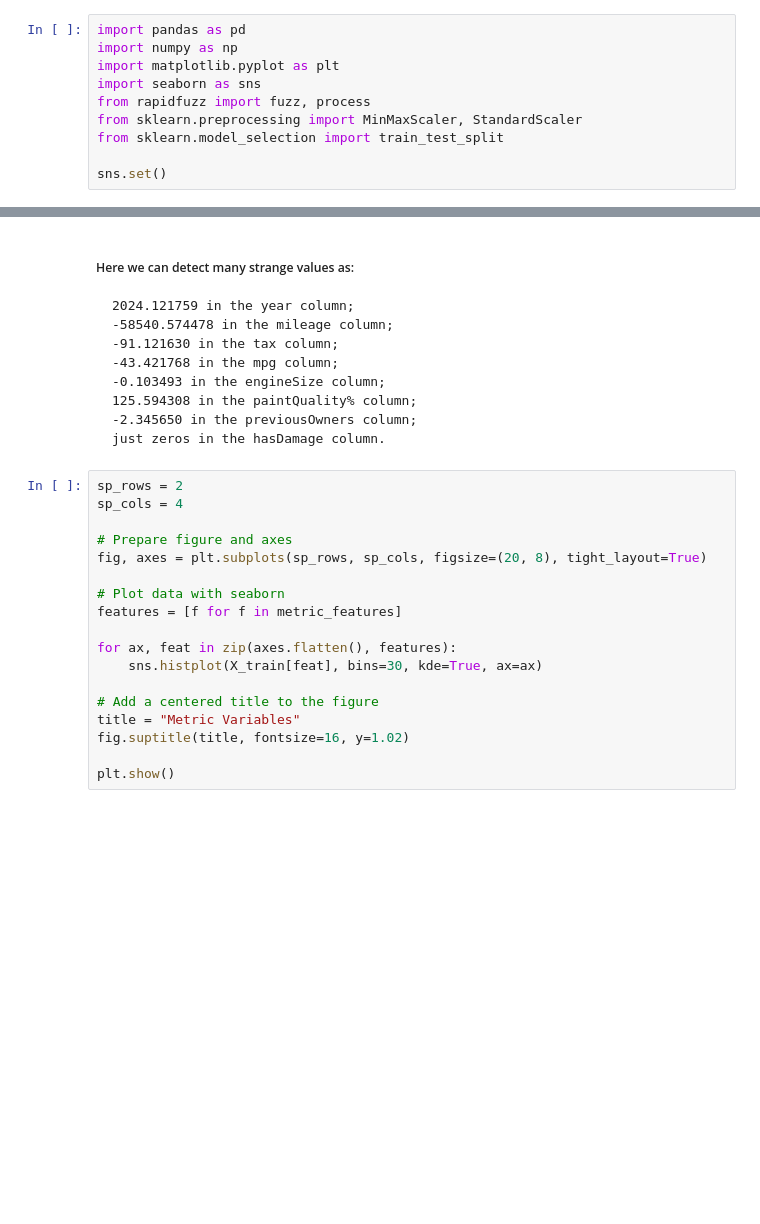
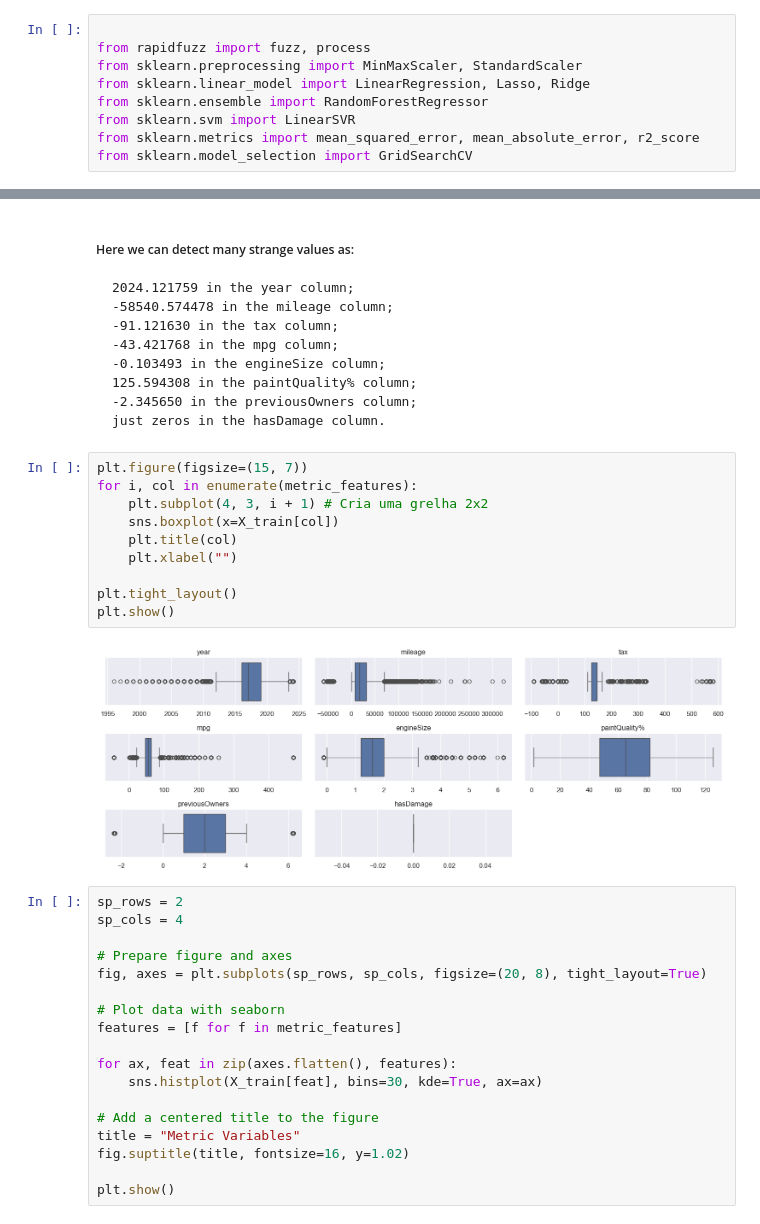
Before and after one commit to bernardorspachecods/ML_Project_25.26, a Jupyter notebook: hold-out.ipynb, the cells around one changed output, grey strips where cells are left out. Drawn from its saved outputs; the diff is of its cells as text; blank space fills up the shorter version.

Commit message:
model e tuning, revisoes no codigo

```diff
--- a/hold-out.ipynb
+++ b/hold-out.ipynb
@@ -24,15 +23,14 @@ from sklearn.linear_model import LassoCV
 import warnings
 warnings.filterwarnings('ignore')
 # %%
-import pandas as pd
-import numpy as np
-import matplotlib.pyplot as plt
-import seaborn as sns
+
 from rapidfuzz import fuzz, process
 from sklearn.preprocessing import MinMaxScaler, StandardScaler
-from sklearn.model_selection import train_test_split
-
-sns.set()
+from sklearn.linear_model import LinearRegression, Lasso, Ridge
+from sklearn.ensemble import RandomForestRegressor
+from sklearn.svm import LinearSVR
+from sklearn.metrics import mean_squared_error, mean_absolute_error, r2_score
+from sklearn.model_selection import GridSearchCV
 # %%
 train = pd.read_csv("train.csv")
 test = pd.read_csv("test.csv")
@@ -133,6 +125,18 @@ X_train.describe().T
     125.594308 in the paintQuality% column;
     -2.345650 in the previousOwners column;
     just zeros in the hasDamage column.
+# %%
+plt.figure(figsize=(15, 7))
+for i, col in enumerate(metric_features):
+    plt.subplot(4, 3, i + 1) # Cria uma grelha 2x2
+    sns.boxplot(x=X_train[col])
+    plt.title(col)
+    plt.xlabel("")
+
+plt.tight_layout()
+plt.show()
+# %% [output]
+[figure, added]
 # %%
 sp_rows = 2
 sp_cols = 4
```
Also changed, not shown: parts of 21 cells of this notebook.
